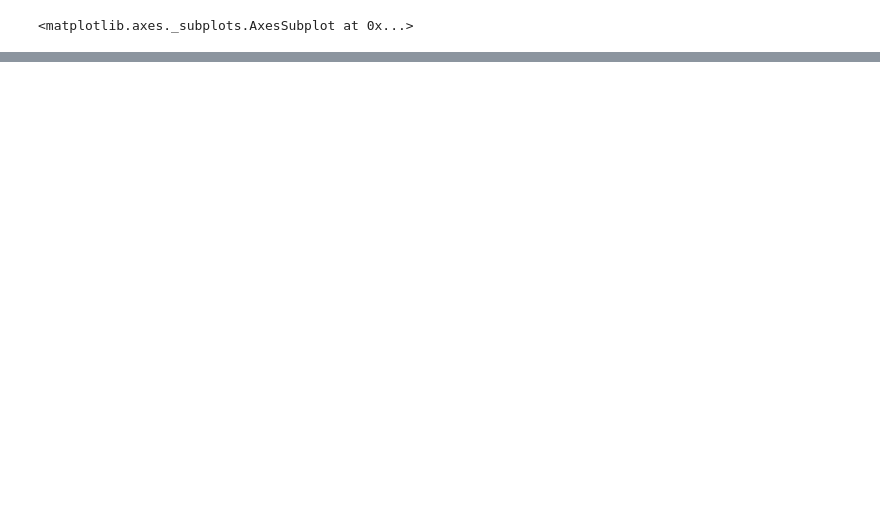
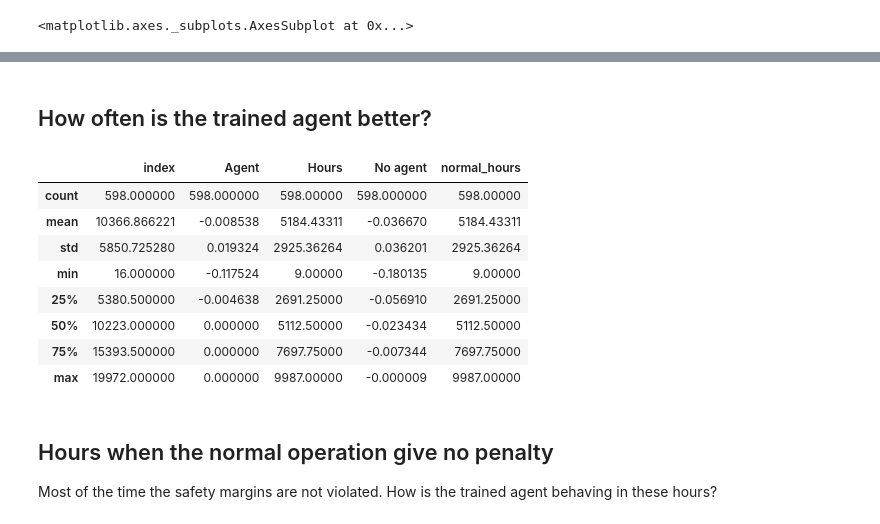
Before and after one commit to vegraux/master_thesis, a Jupyter notebook: RLpower/notebooks/visualise_actions.ipynb, the cells around one changed output, grey strips where cells are left out. Cells and saved outputs as stored; diff of their text form; code cells hidden in the pictures; blank space fills up the shorter version.

```diff
--- a/RLpower/notebooks/visualise_actions.ipynb
+++ b/RLpower/notebooks/visualise_actions.ipynb
@@ -529,0 +731,17 @@ sns.lineplot(x='time', y='values',hue='gamma',data=df)
+# %% [markdown]
+## How often is the trained agent better?
+# %%
+sorted_agent[sorted_agent['Agent'] > sorted_agent['No agent']].describe()
+# %% [output]
+|  | index | Agent | Hours | No agent | normal_hours |
+| count | 598.000000 | 598.000000 | 598.00000 | 598.000000 | 598.00000 |
+| mean | 10366.866221 | -0.008538 | 5184.43311 | -0.036670 | 5184.43311 |
+| std | 5850.725280 | 0.019324 | 2925.36264 | 0.036201 | 2925.36264 |
+| min | 16.000000 | -0.117524 | 9.00000 | -0.180135 | 9.00000 |
+| 25% | 5380.500000 | -0.004638 | 2691.25000 | -0.056910 | 2691.25000 |
+| 50% | 10223.000000 | 0.000000 | 5112.50000 | -0.023434 | 5112.50000 |
+| 75% | 15393.500000 | 0.000000 | 7697.75000 | -0.007344 | 7697.75000 |
+| max | 19972.000000 | 0.000000 | 9987.00000 | -0.000009 | 9987.00000 |
+# %% [markdown]
+## Hours when the normal operation give no penalty
+Most of the time the safety margins are not violated. How is the trained agent behaving in these hours?
```
Also changed, not shown: parts of 44 cells of this notebook.
